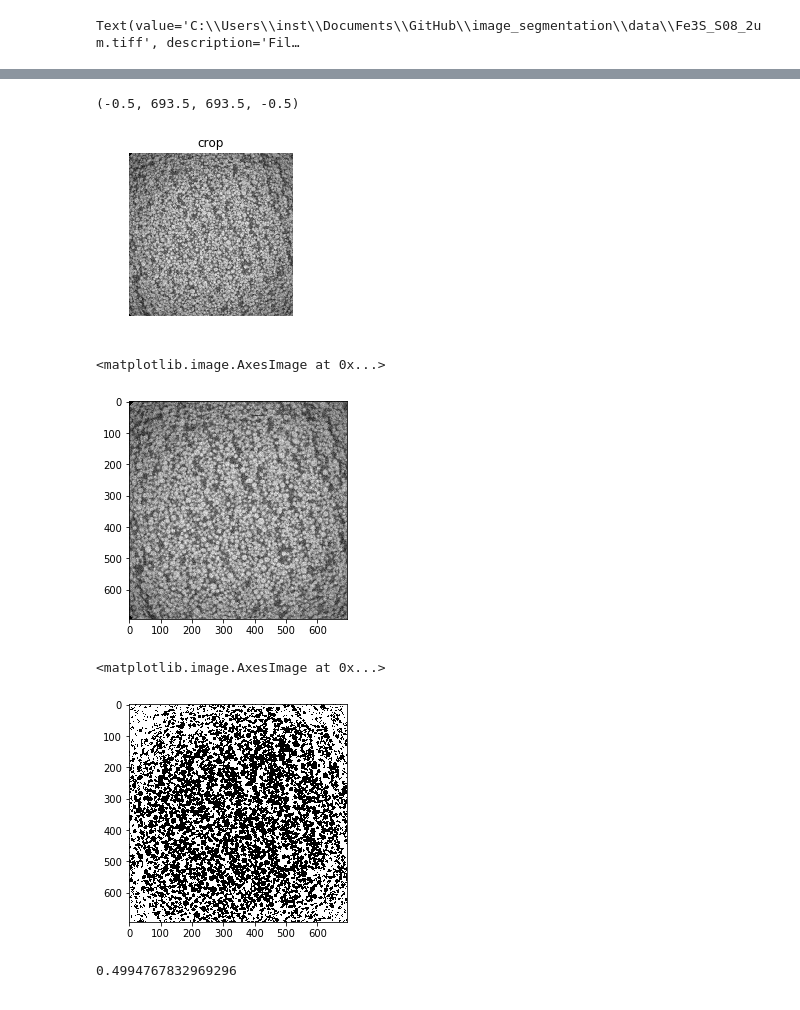
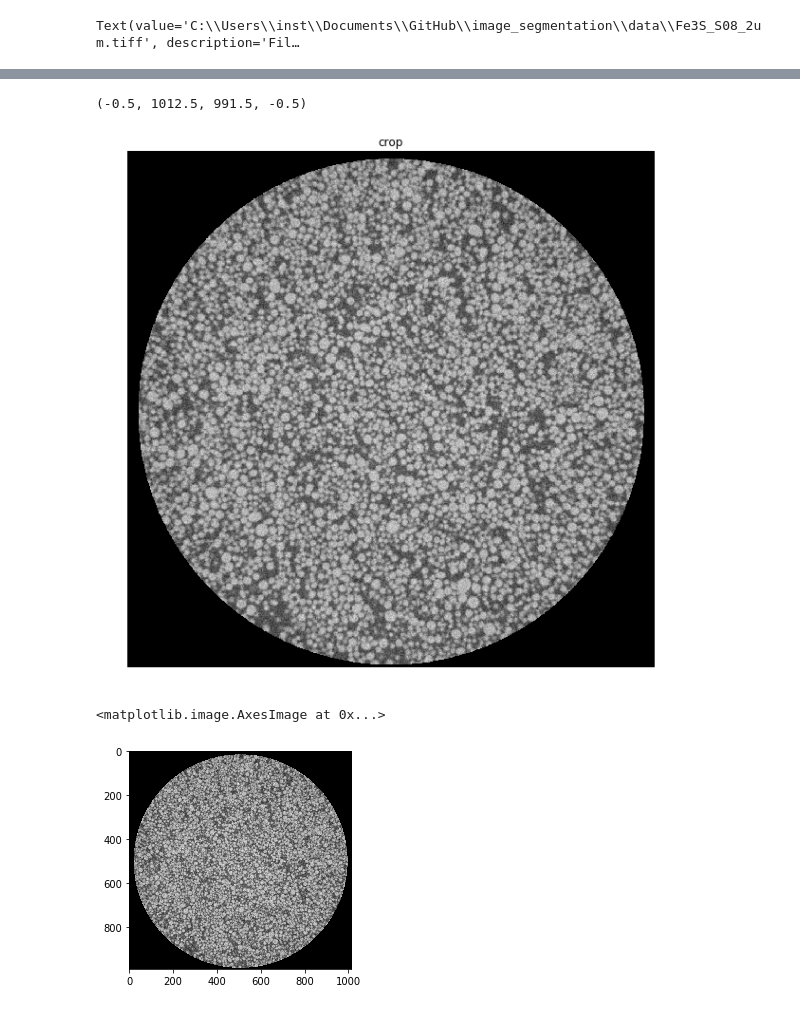
Before and after one commit to rockandsalt/image_segmentation, a Jupyter notebook: image_segmentation.ipynb, the cells around one changed output, grey strips where cells are left out. Cells and saved outputs as stored; diff of their text form; code cells hidden in the pictures.

```diff
--- a/image_segmentation.ipynb
+++ b/image_segmentation.ipynb
@@ -20,4 +20,10 @@ import numpy as np
 
 from skimage import data, io, filters
 ## C:\Users\inst\SynologyDrive\Master\Exp\Hi-am\data\2019-04-10 - Issa - Fe3Si -S08 (unlabelled, green)_2um scan_recon.tiff
-stack = io.imread(path.value).T[:,:,10]
+stack = io.imread(path.value).T
+# %%
+mean_z_intensity = np.mean(stack, axis = (0,1))
+
+fig, ax = plt.subplots()
+ax.plot(range(mean_z_intensity.shape[0]), mean_z_intensity)
+plt.show()
@@ -23,0 +32,17 @@ stack = io.imread(path.value).T[:,:,10]
+# %%
+from rpy2.robjects import FloatVector
+from rpy2.robjects.packages import importr
+
+cpt = importr('changepoint')
+
+cpm_result = cpt.multiple_mean_norm(FloatVector(mean_z_intensity),"BinSeg","MBIC",0,2,True,True,1)
+
+change_pts = cpt.cpts(cpm_result)
+# %%
+bot = int(change_pts[0])+20
+top = int(change_pts[1])-20
+cut_warp = mean_z_intensity[bot:top]
+
+fig, ax = plt.subplots()
+ax.plot(range(cut_warp.shape[0]), cut_warp)
+plt.show()
@@ -24,55 +51,22 @@ stack = io.imread(path.value).T[:,:,10]
 # %%
-cropped = stack[151:845,151:845]
+cropped = stack[:,:,bot:top]
 
-fig, ax = plt.subplots(figsize=(4, 3))
-ax.imshow(cropped, cmap=plt.cm.gray, interpolation='nearest')
+fig, ax = plt.subplots(figsize=(10, 10))
+ax.imshow(cropped[:,:,100], cmap=plt.cm.gray, interpolation='nearest')
 ax.set_title('crop')
 ax.axis('off')
 # %% [output]
-(-0.5, 693.5, 693.5, -0.5)
+(-0.5, 1012.5, 991.5, -0.5)
-[figure, old version]
+[figure, new version]
 # %%
 from skimage.restoration import denoise_nl_means
 import ipyvolume as ipv
 import numpy.ma as ma
 
-cleaned = denoise_nl_means(cropped,patch_size=3,multichannel=False)
+cleaned = denoise_nl_means(cropped[:,:,100],patch_size=3,multichannel=False)
 
 fig, ax = plt.subplots(figsize=(5, 4))
 ax.imshow(cleaned, cmap='gray')
 # %% [output]
 <matplotlib.image.AxesImage at 0x...>
-[figure, old version]
+[figure, new version]
-# %%
-from sklearn.cluster import KMeans
-import numpy as np
-from skimage.viewer import ImageViewer
-
-kmean_input = []
-
-x,y = cleaned.shape
-
-for i in range(x):
-    for j in range(y):
-        kmean_input.append(np.array([i,j,cleaned[i,j]]))
-
-kmeans = KMeans(n_clusters=2,n_init=20)
-bined = kmeans.fit_predict(kmean_input)
-
-new_img = np.zeros(cleaned.shape)
-
-for j in range(len(kmean_input)):
-    index =  kmean_input[j][0:2]
-    val = bined[j]
-    new_img[int(index[0]),int(index[1])] = val
-
-fig, ax = plt.subplots(figsize=(5, 4))
-ax.imshow(new_img, cmap='gray')
-# %% [output]
-<matplotlib.image.AxesImage at 0x...>
-[figure, removed]
-# %%
-porosity = np.mean(new_img)
-print(porosity)
-# %% [output]
-0.4994767832969296
```
Also changed, not shown: parts of 3 cells of this notebook, 2 other files.
